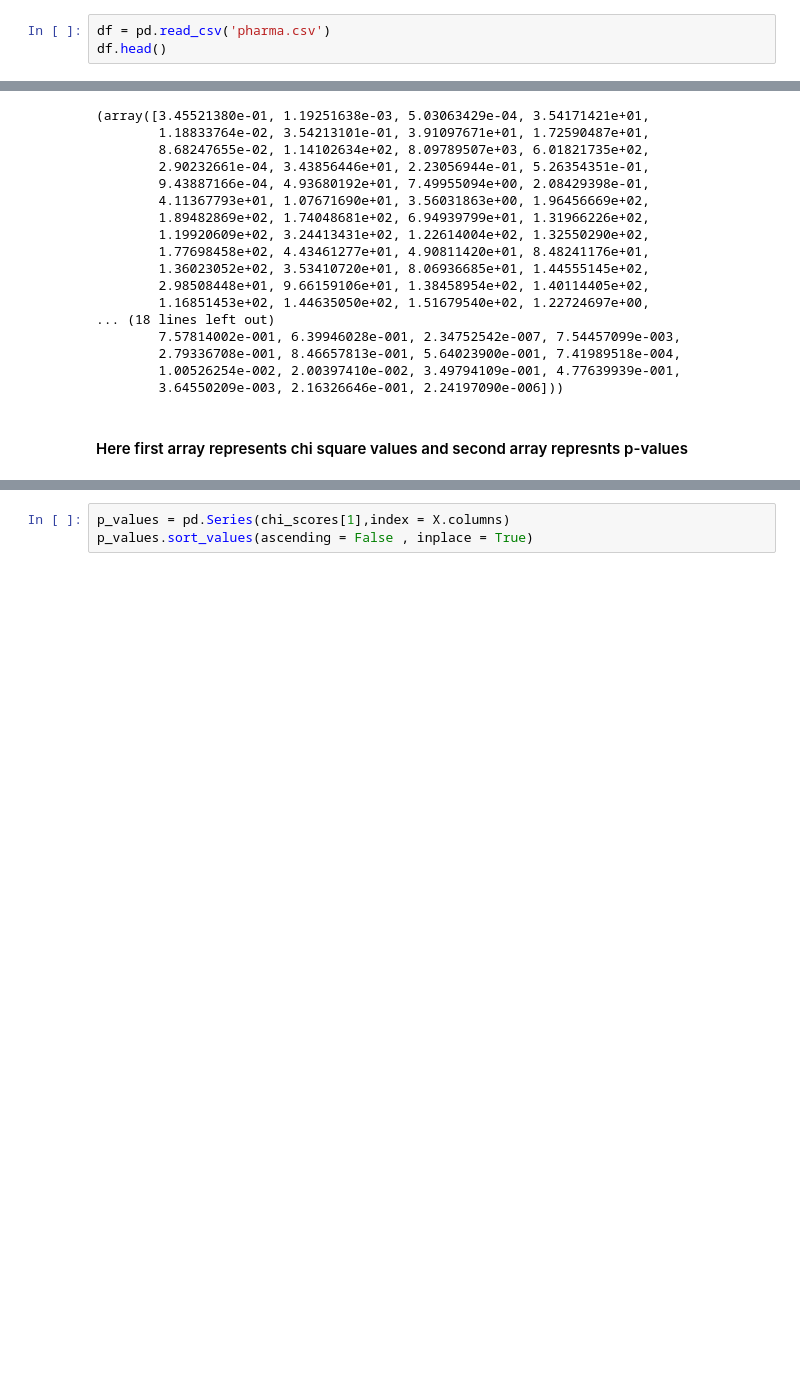
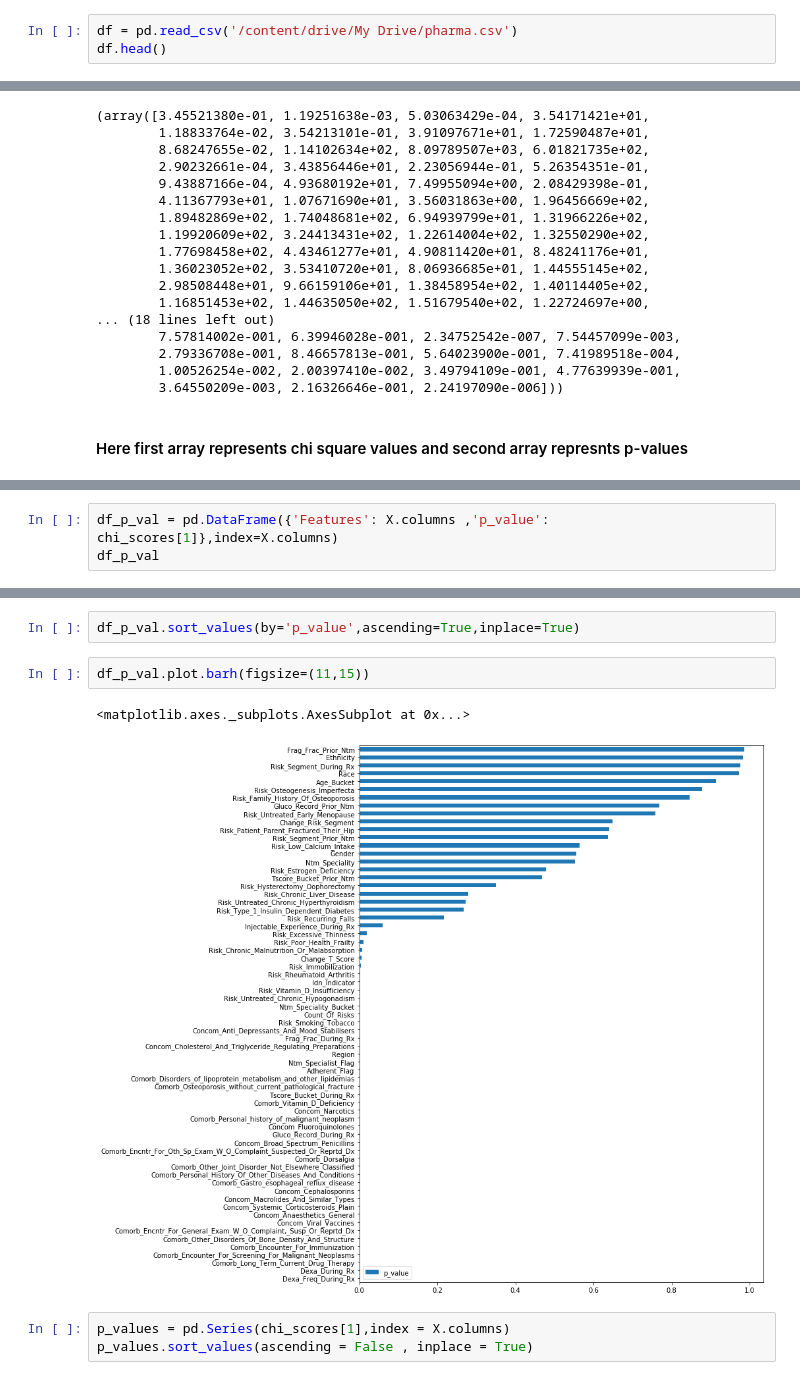
Before and after one commit to plaban1981/Pharmaceutical-Classification, a Jupyter notebook: Pharma_Classification.ipynb, the cells around one changed output, grey strips where cells are left out. Saved outputs shown, nothing was run; the diff lists cells and outputs as text; blank space fills up the shorter version.

```diff
--- a/Pharma_Classification.ipynb
+++ b/Pharma_Classification.ipynb
@@ -22,7 +22,7 @@ import matplotlib.pyplot as plt
 # %% [markdown]
 ## Import Training Data
 # %%
-df = pd.read_csv('pharma.csv')
+df = pd.read_csv('/content/drive/My Drive/pharma.csv')
 df.head()
 # %% [output]
 |  | Ptid | Persistency_Flag | Gender | Race | Ethnicity | Region | Age_Bucket | Ntm_Speciality | ... |
@@ -123,0 +146,3 @@ chi_scores
+# %%
+df_p_val = pd.DataFrame({'Features': X.columns ,'p_value': chi_scores[1]},index=X.columns)
+df_p_val
@@ -124,3 +163,10 @@ chi_scores
+# %%
+df_p_val.sort_values(by='p_value',ascending=True,inplace=True)
+# %%
+df_p_val.plot.barh(figsize=(11,15))
+# %% [output]
+<matplotlib.axes._subplots.AxesSubplot at 0x...>
+[figure, added]
 # %%
 p_values = pd.Series(chi_scores[1],index = X.columns)
 p_values.sort_values(ascending = False , inplace = True)
```
Also changed, not shown: parts of 78 cells of this notebook.
